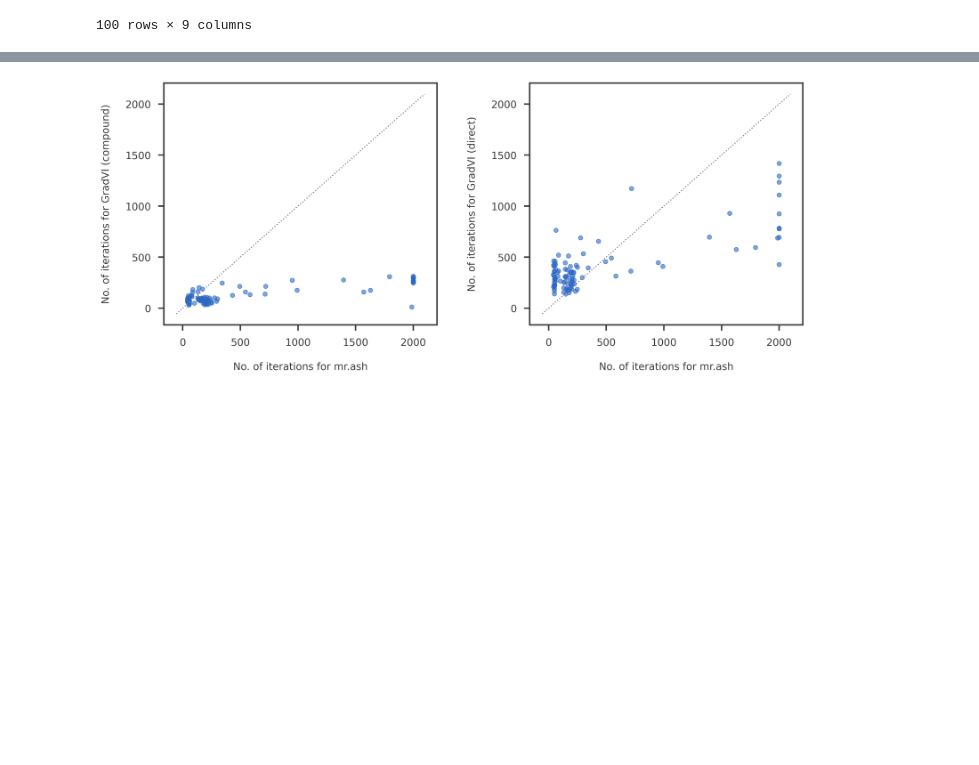
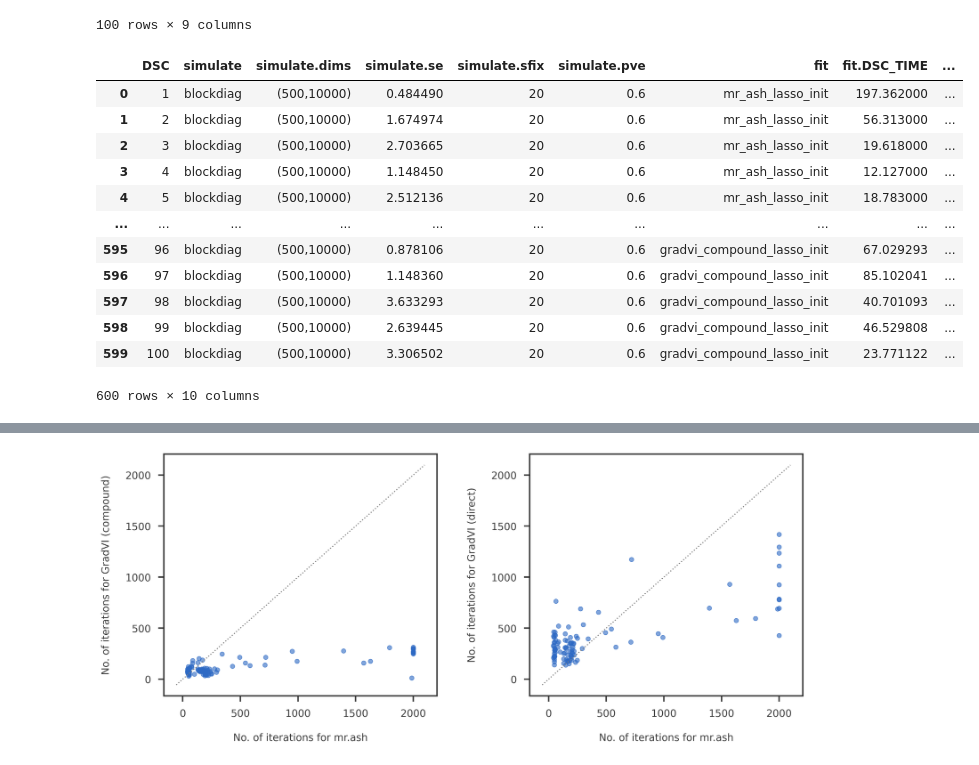
Before and after one commit to banskt/gradvi-experiments, a Jupyter notebook: analysis/niter_comparison_correlated_variables.ipynb, the cells around one changed output, grey strips where cells are left out. Drawn from its saved outputs; the diff is of its cells as text; code cells hidden in the pictures; blank space fills up the shorter version.

```diff
--- a/analysis/niter_comparison_correlated_variables.ipynb
+++ b/analysis/niter_comparison_correlated_variables.ipynb
@@ -240,3 +233,19 @@ if refresh_pickle:
     msedf.to_pickle(msepkl)
 else:
     msedf = pd.read_pickle(msepkl)
+# %%
+dscout
+# %% [output]
+|  | DSC | simulate | simulate.dims | simulate.se | simulate.sfix | simulate.pve | fit | fit.DSC_TIME | ... |
+| 0 | 1 | blockdiag | (500,10000) | 0.484490 | 20 | 0.6 | mr_ash_lasso_init | 197.362000 | ... |
+| 1 | 2 | blockdiag | (500,10000) | 1.674974 | 20 | 0.6 | mr_ash_lasso_init | 56.313000 | ... |
+| 2 | 3 | blockdiag | (500,10000) | 2.703665 | 20 | 0.6 | mr_ash_lasso_init | 19.618000 | ... |
+| 3 | 4 | blockdiag | (500,10000) | 1.148450 | 20 | 0.6 | mr_ash_lasso_init | 12.127000 | ... |
+| 4 | 5 | blockdiag | (500,10000) | 2.512136 | 20 | 0.6 | mr_ash_lasso_init | 18.783000 | ... |
+| ... | ... | ... | ... | ... | ... | ... | ... | ... | ... |
+| 595 | 96 | blockdiag | (500,10000) | 0.878106 | 20 | 0.6 | gradvi_compound_lasso_init | 67.029293 | ... |
+| 596 | 97 | blockdiag | (500,10000) | 1.148360 | 20 | 0.6 | gradvi_compound_lasso_init | 85.102041 | ... |
+| 597 | 98 | blockdiag | (500,10000) | 3.633293 | 20 | 0.6 | gradvi_compound_lasso_init | 40.701093 | ... |
+| 598 | 99 | blockdiag | (500,10000) | 2.639445 | 20 | 0.6 | gradvi_compound_lasso_init | 46.529808 | ... |
+| 599 | 100 | blockdiag | (500,10000) | 3.306502 | 20 | 0.6 | gradvi_compound_lasso_init | 23.771122 | ... |
+600 rows × 10 columns
```
Also changed, not shown: parts of 7 cells of this notebook, 6 other files.
